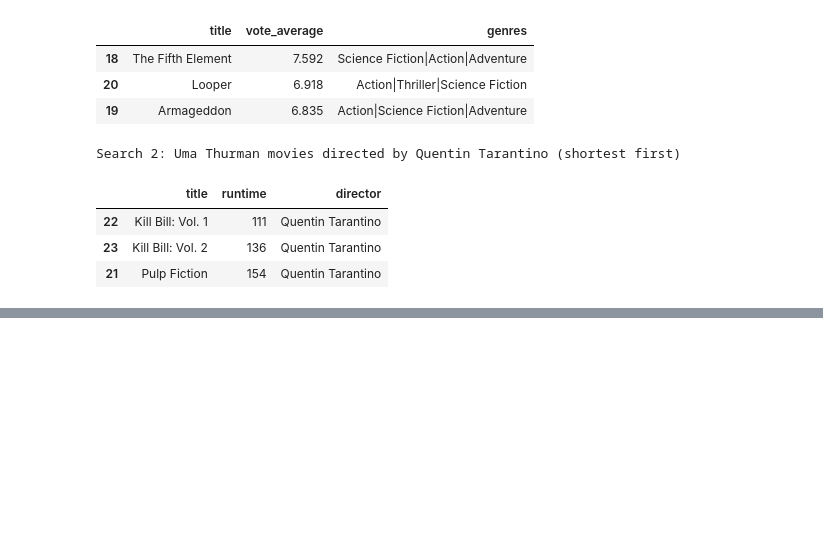
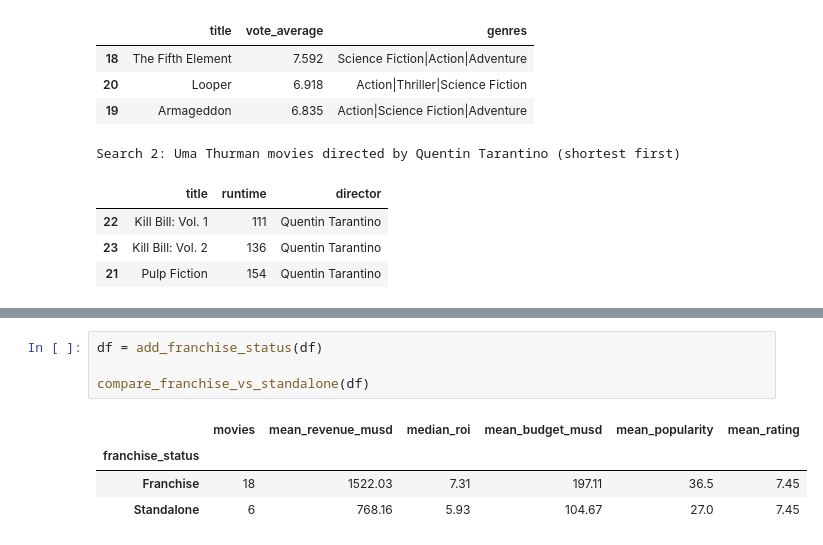
Before and after one commit to Dushimimanaprince/TMDB-Movie-Data-Analysis, a Jupyter notebook: notebooks/tmdb_analysis.ipynb, the cells around one changed output, grey strips where cells are left out. Cells and saved outputs as stored; diff of their text form; blank space fills up the shorter version.

Commit message:
feat: compare franchise and standalone movie performance

```diff
--- a/notebooks/tmdb_analysis.ipynb
+++ b/notebooks/tmdb_analysis.ipynb
@@ -287,0 +299,9 @@ Search 2: Uma Thurman movies directed by Quentin Tarantino (shortest first)
+# %%
+df = add_franchise_status(df)
+
+compare_franchise_vs_standalone(df)
+# %% [output]
+|  | movies | mean_revenue_musd | median_roi | mean_budget_musd | mean_popularity | mean_rating |
+| franchise_status |  |  |  |  |  |  |
+| Franchise | 18 | 1522.03 | 7.31 | 197.11 | 36.5 | 7.45 |
+| Standalone | 6 | 768.16 | 5.93 | 104.67 | 27.0 | 7.45 |
```
Also changed, not shown: parts of 5 cells of this notebook, 1 other file.
